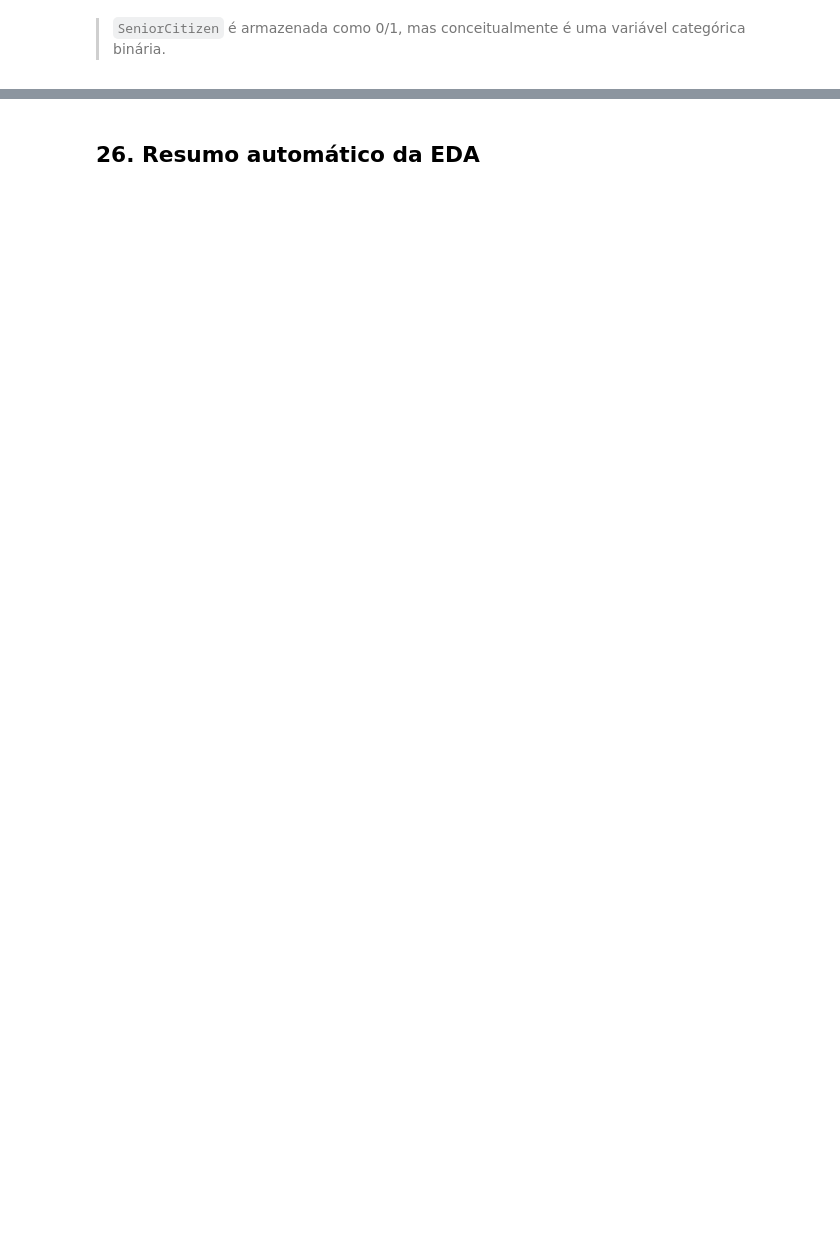
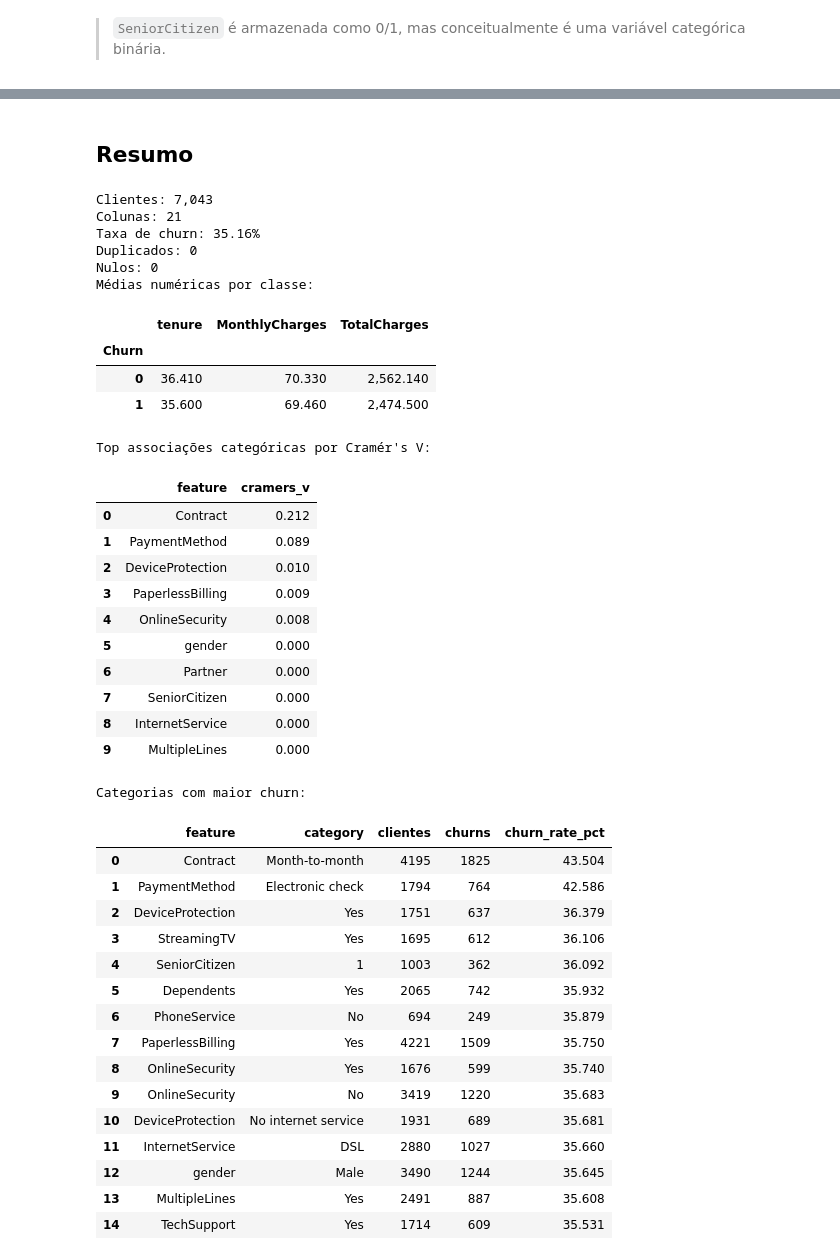
Before and after one commit to szczpanski/Telco-Customer-Churn, a Jupyter notebook: notebooks/EDA.ipynb, the cells around one changed output, grey strips where cells are left out. Saved outputs shown, nothing was run; the diff lists cells and outputs as text; code cells hidden in the pictures; blank space fills up the shorter version.

```diff
--- a/notebooks/EDA.ipynb
+++ b/notebooks/EDA.ipynb
@@ -418,23 +665,57 @@ segment_ranking.head(30)
 # %% [markdown]
-## 26. Resumo automático da EDA
+## Resumo
 # %%
-print("="*70)
-print("RESUMO EDA")
-print("="*70)
 print(f"Clientes: {len(df):,}")
 print(f"Colunas: {df.shape[1]}")
 print(f"Taxa de churn: {df['Churn'].mean():.2%}")
 print(f"Duplicados: {df.duplicated().sum():,}")
 print(f"Nulos: {df.isna().sum().sum():,}")
 
-print("
-Médias numéricas por classe:")
+print("Médias numéricas por classe:")
 display(df.groupby("Churn")[numeric_cols].mean().round(2))
 
-print("
-Top associações categóricas por Cramér's V:")
+print("Top associações categóricas por Cramér's V:")
 display(categorical_association.head(10))
 
-print("
-Categorias com maior churn:")
+print("Categorias com maior churn:")
 display(segment_ranking.head(15))
+# %% [output]
+Clientes: 7,043
+Colunas: 21
+Taxa de churn: 35.16%
+Duplicados: 0
+Nulos: 0
+Médias numéricas por classe:
+|  | tenure | MonthlyCharges | TotalCharges |
+| Churn |  |  |  |
+| 0 | 36.410 | 70.330 | 2,562.140 |
+| 1 | 35.600 | 69.460 | 2,474.500 |
+Top associações categóricas por Cramér's V:
+|  | feature | cramers_v |
+| 0 | Contract | 0.212 |
+| 1 | PaymentMethod | 0.089 |
+| 2 | DeviceProtection | 0.010 |
+| 3 | PaperlessBilling | 0.009 |
+| 4 | OnlineSecurity | 0.008 |
+| 5 | gender | 0.000 |
+| 6 | Partner | 0.000 |
+| 7 | SeniorCitizen | 0.000 |
+| 8 | InternetService | 0.000 |
+| 9 | MultipleLines | 0.000 |
+Categorias com maior churn:
+|  | feature | category | clientes | churns | churn_rate_pct |
+| 0 | Contract | Month-to-month | 4195 | 1825 | 43.504 |
+| 1 | PaymentMethod | Electronic check | 1794 | 764 | 42.586 |
+| 2 | DeviceProtection | Yes | 1751 | 637 | 36.379 |
+| 3 | StreamingTV | Yes | 1695 | 612 | 36.106 |
+| 4 | SeniorCitizen | 1 | 1003 | 362 | 36.092 |
+| 5 | Dependents | Yes | 2065 | 742 | 35.932 |
+| 6 | PhoneService | No | 694 | 249 | 35.879 |
+| 7 | PaperlessBilling | Yes | 4221 | 1509 | 35.750 |
+| 8 | OnlineSecurity | Yes | 1676 | 599 | 35.740 |
+| 9 | OnlineSecurity | No | 3419 | 1220 | 35.683 |
+| 10 | DeviceProtection | No internet service | 1931 | 689 | 35.681 |
+| 11 | InternetService | DSL | 2880 | 1027 | 35.660 |
+| 12 | gender | Male | 3490 | 1244 | 35.645 |
+| 13 | MultipleLines | Yes | 2491 | 887 | 35.608 |
+| 14 | TechSupport | Yes | 1714 | 609 | 35.531 |
```
Also changed, not shown: parts of 73 cells of this notebook, 1 other file.
